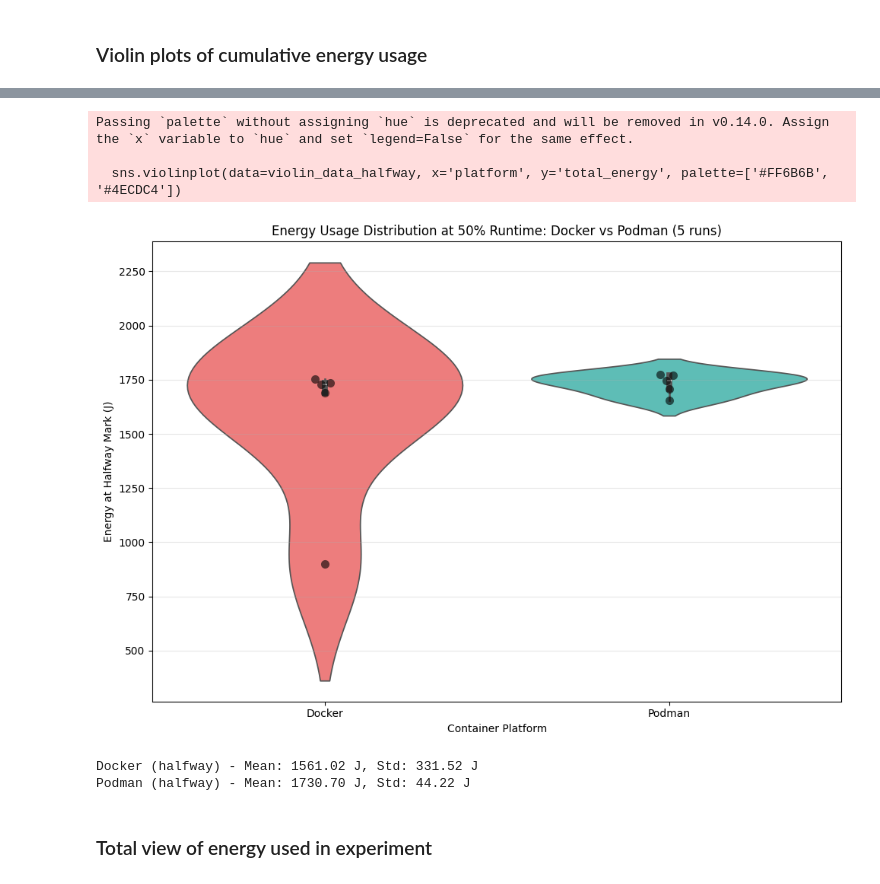
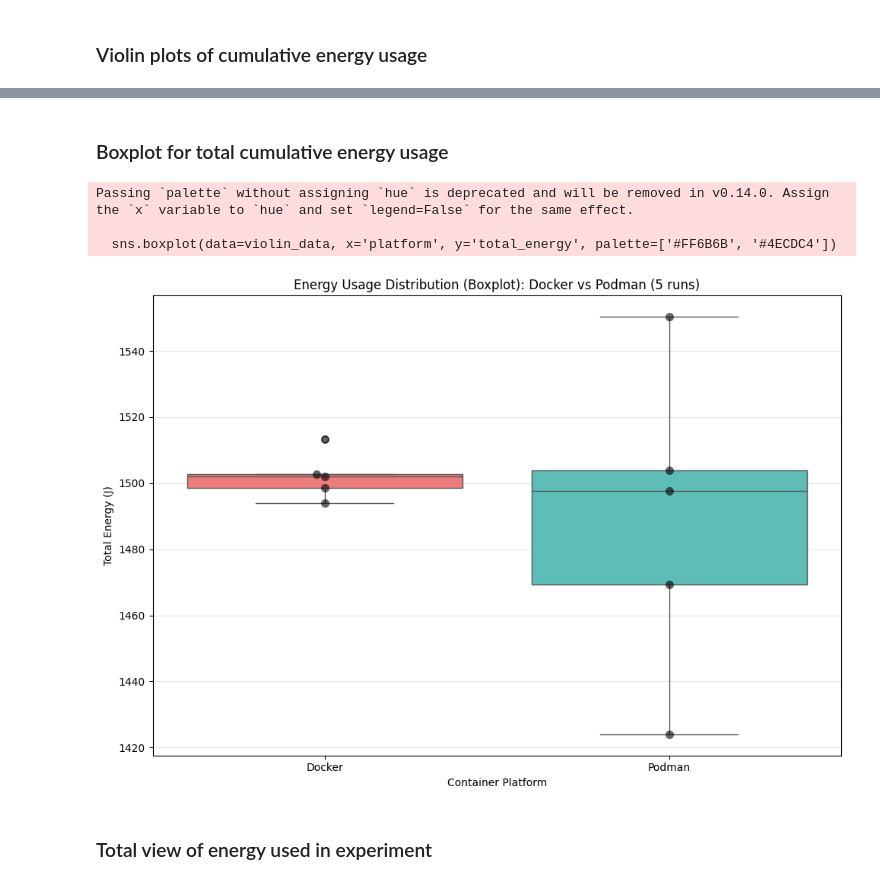
Before and after one commit to KaspervanM/course_sustainableSE-group-10-measurement, a Jupyter notebook: analysis.ipynb, the cells around one changed output, grey strips where cells are left out. Drawn from its saved outputs; the diff is of its cells as text; code cells hidden in the pictures.

Commit message:
updated plots based on call yesterday

```diff
--- a/analysis.ipynb
+++ b/analysis.ipynb
@@ -120,7 +121,7 @@ plt.show()
 # Calculate cumulative energy for each run
 def calculate_energy(runs):
     """Calculate cumulative energy for each run using energy deltas"""
-    energy_columns = ['PP0_ENERGY (J)', 'DRAM_ENERGY (J)', 'PACKAGE_ENERGY (J)'] # no GPU used so PP1 is not included
+    energy_columns = ['PP0_ENERGY (J)', 'DRAM_ENERGY (J)'] # package and pp1 not included because we dont use gpu
 
     energy_runs = []
     for df in runs:
@@ -239,46 +240,22 @@ Podman - Mean: 3390.51 J, Std: 96.67 J
+# %% [markdown]
+### Boxplot for total cumulative energy usage
 # %%
-# Extract energy at halfway mark for each run
-docker_energies_halfway = []
-podman_energies_halfway = []
+# Boxplot for energy distribution
+plt.figure(figsize=(10, 7))
+sns.boxplot(data=violin_data, x='platform', y='total_energy', palette=['#FF6B6B', '#4ECDC4'])
+sns.swarmplot(data=violin_data, x='platform', y='total_energy', color='black', alpha=0.6, size=8)
 
-for df in docker_energy_runs:
-    halfway_time = df['time'].max() / 2
-    # Find closest index to halfway point
-    closest_idx = (df['time'] - halfway_time).abs().idxmin()
-    docker_energies_halfway.append(df['cumulative_energy'].iloc[closest_idx])
-
-for df in podman_energy_runs:
-    halfway_time = df['time'].max() / 2
-    closest_idx = (df['time'] - halfway_time).abs().idxmin()
-    podman_energies_halfway.append(df['cumulative_energy'].iloc[closest_idx])
-
-# Create dataframe for violin plot
-violin_data_halfway = pd.DataFrame({
-    'platform': ['Docker'] * len(docker_energies_halfway) + ['Podman'] * len(podman_energies_halfway),
-    'total_energy': docker_energies_halfway + podman_energies_halfway
-})
-
-# Create violin plot
-plt.figure(figsize=(10, 7))
-sns.violinplot(data=violin_data_halfway, x='platform', y='total_energy', palette=['#FF6B6B', '#4ECDC4'])
-sns.swarmplot(data=violin_data_halfway, x='platform', y='total_energy', color='black', alpha=0.6, size=8)
-
-plt.ylabel('Energy at Halfway Mark (J)')
+plt.ylabel('Total Energy (J)')
 plt.xlabel('Container Platform')
-plt.title('Energy Usage Distribution at 50% Runtime: Docker vs Podman (5 runs)')
+plt.title('Energy Usage Distribution (Boxplot): Docker vs Podman (5 runs)')
 plt.grid(True, alpha=0.3, axis='y')
 plt.tight_layout()
 plt.show()
-
-print(f'Docker (halfway) - Mean: {np.mean(docker_energies_halfway):.2f} J, Std: {np.std(docker_energies_halfway):.2f} J')
-print(f'Podman (halfway) - Mean: {np.mean(podman_energies_halfway):.2f} J, Std: {np.std(podman_energies_halfway):.2f} J')
 # %% [output]
 Passing `palette` without assigning `hue` is deprecated and will be removed in v0.14.0. Assign the `x` variable to `hue` and set `legend=False` for the same effect.
 
-  sns.violinplot(data=violin_data_halfway, x='platform', y='total_energy', palette=['#FF6B6B', '#4ECDC4'])
+  sns.boxplot(data=violin_data, x='platform', y='total_energy', palette=['#FF6B6B', '#4ECDC4'])
-[figure, old version]
+[figure, new version]
-Docker (halfway) - Mean: 1561.02 J, Std: 331.52 J
-Podman (halfway) - Mean: 1730.70 J, Std: 44.22 J
 # %% [markdown]
 ### Total view of energy used in experiment
 # %%
```
Also changed, not shown: parts of 8 cells of this notebook.
